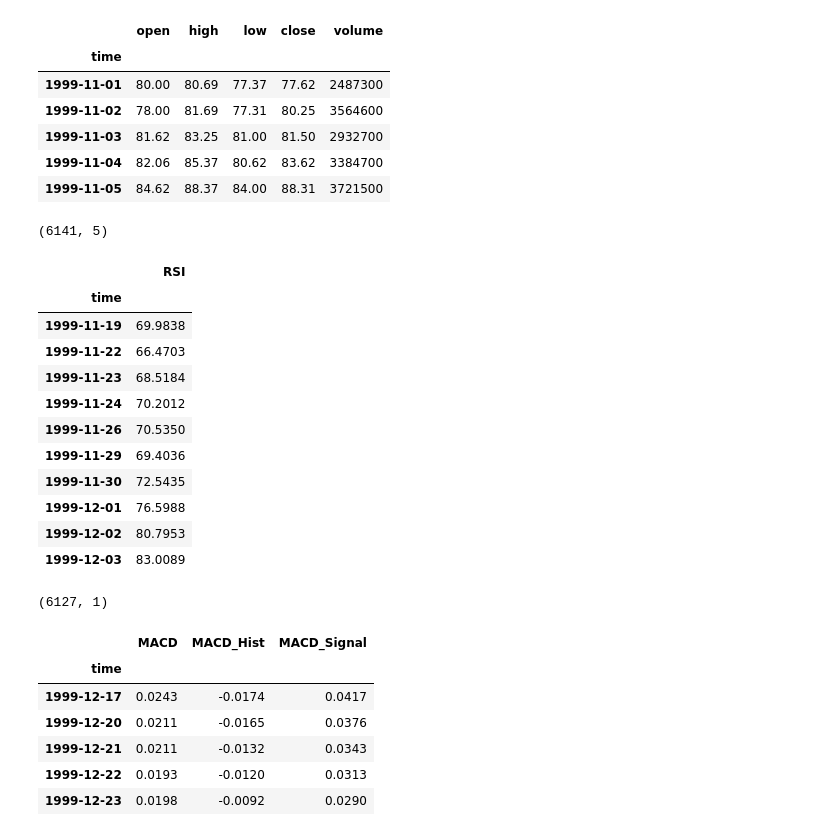
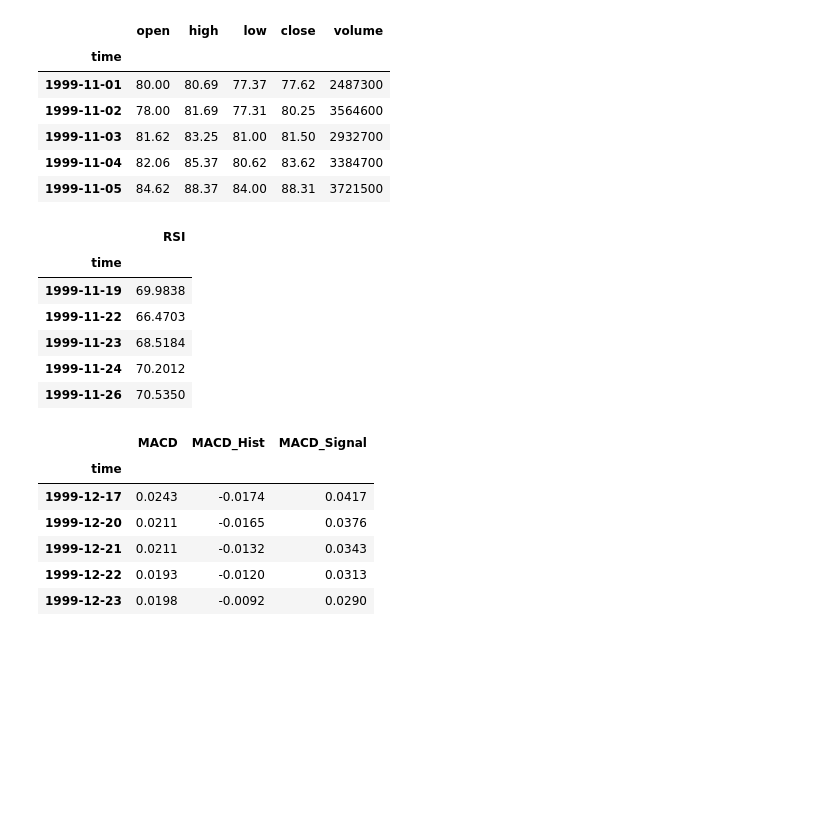
Before and after one commit to avirklol/projects_pub, a Jupyter notebook: stock_predictor/model_training.ipynb, the cells around one changed output. Saved outputs shown, nothing was run; the diff lists cells and outputs as text; code cells hidden in the pictures; blank space fills up the shorter version.

```diff
--- a/stock_predictor/model_training.ipynb
+++ b/stock_predictor/model_training.ipynb
@@ -303,29 +314,16 @@ aapl_tsd.head()
 | 1999-11-03 | 81.62 | 83.25 | 81.00 | 81.50 | 2932700 |
 | 1999-11-04 | 82.06 | 85.37 | 80.62 | 83.62 | 3384700 |
 | 1999-11-05 | 84.62 | 88.37 | 84.00 | 88.31 | 3721500 |
-# %%
-aapl_tsd.shape
-# %% [output]
-(6141, 5)
 # %%
-aapl_rsi.head(10)
+aapl_rsi.head()
 # %% [output]
 |  | RSI |
 | time |  |
 | 1999-11-19 | 69.9838 |
 | 1999-11-22 | 66.4703 |
 | 1999-11-23 | 68.5184 |
 | 1999-11-24 | 70.2012 |
 | 1999-11-26 | 70.5350 |
-| 1999-11-29 | 69.4036 |
-| 1999-11-30 | 72.5435 |
-| 1999-12-01 | 76.5988 |
-| 1999-12-02 | 80.7953 |
-| 1999-12-03 | 83.0089 |
-# %%
-aapl_rsi.shape
-# %% [output]
-(6127, 1)
 # %%
 aapl_macd.head()
 # %% [output]
```
Also changed, not shown: parts of 12 cells of this notebook.
